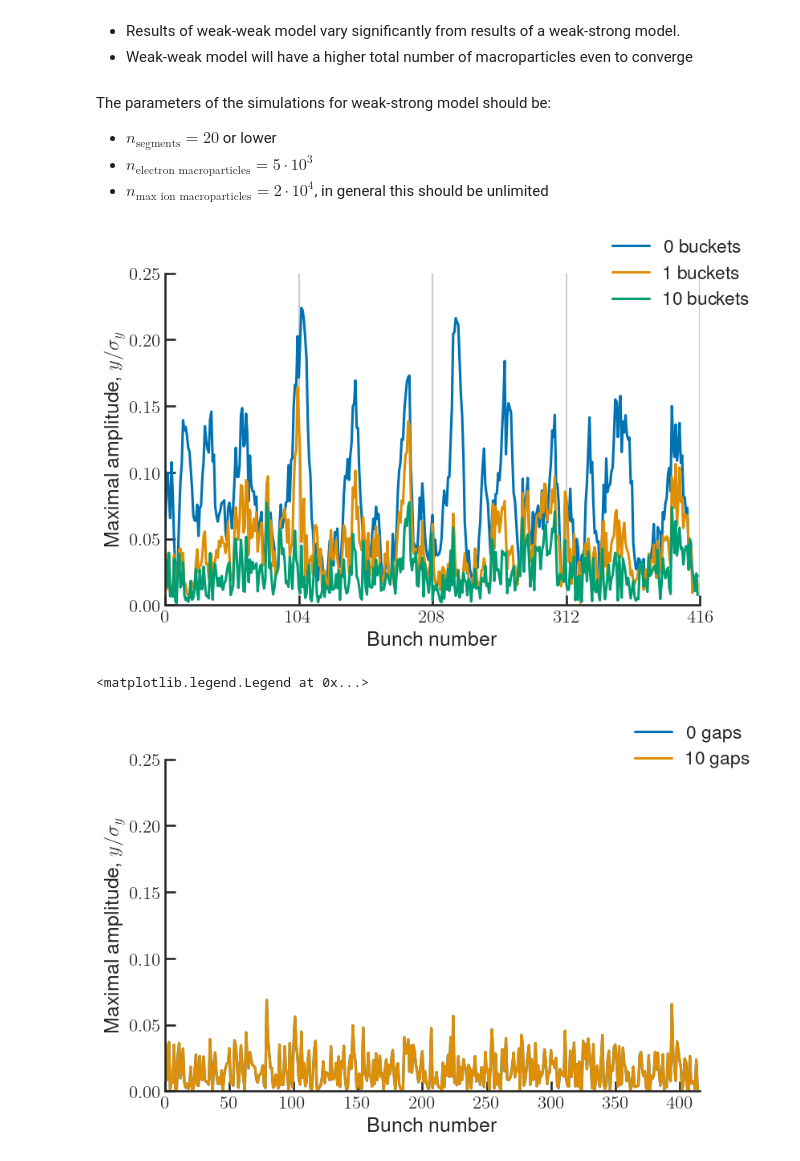
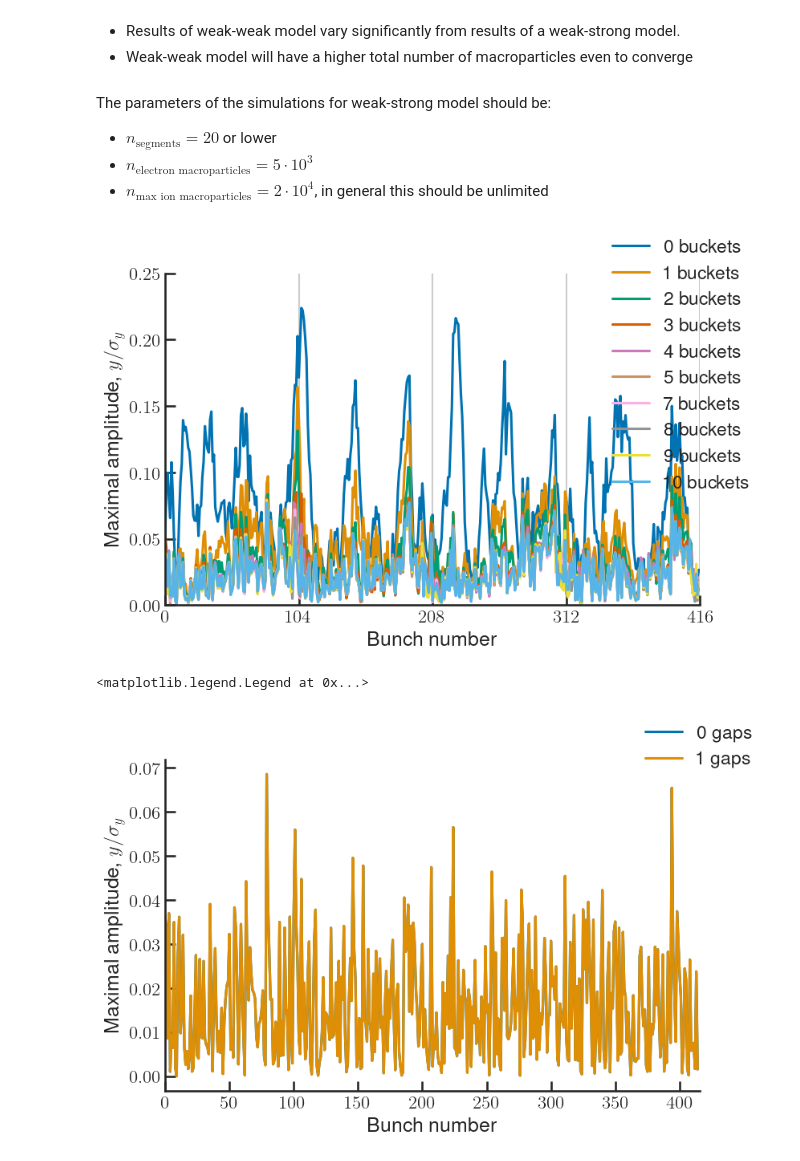
Before and after one commit to gubaidulinvadim/bii_tracking, a Jupyter notebook: Convergence.ipynb, the cells around one changed output. Drawn from its saved outputs; the diff is of its cells as text; code cells hidden in the pictures.

```diff
--- a/Convergence.ipynb
+++ b/Convergence.ipynb
@@ -168,7 +168,7 @@ n_gaps = 0
 # number_of_segments_list = [30, 35, 40, 45, 50]
 amplitudes_avg = 0
 for n_macroparticles_ions in n_macroparticles_ions:
-    FOLDER = '/home/gubaidulin/scripts/fbii_pyht_tracking/Results_sumo/Convergence/weak-weak/n_mp={:.1e},n_mp_ions={:.1e},n_gaps={:.1e}/'.format(
+    FOLDER = '/home/gubaidulin/Data/Data_sumo/Convergence/weak-weak/n_mp={:.1e},n_mp_ions={:.1e},n_gaps={:.1e}/'.format(
         n_macroparticles,
         n_macroparticles_ions,
         n_gaps,
@@ -179,7 +179,7 @@ for n_macroparticles_ions in n_macroparticles_ions:
     action = np.abs(momenta)
     ax.plot(np.array(range(len(amplitudes)))/n_segments, action, alpha=0.5)
 ax.set_ylabel('Maximal amplitude, $y/\sigma_y$')
-ax.set_xlabel('Bunch number')
+ax.set_xlabel('Time (turns)')
 ax.set_ylim(0, .1)
 ax.set_xlim(0, 4000)
 # %% [output]
@@ -203,7 +203,7 @@ n_gaps = 50
 amplitudes_avg = 0
 n_segments=50
 for n_macroparticles in n_macroparticles:
-    FOLDER = '/home/gubaidulin/scripts/fbii_pyht_tracking/Results_sumo/Convergence/weak-strong/n_mp={:.1e},n_mp_ions={:.1e},n_gaps={:.1e},n_segments={:.1e}/'.format(
+    FOLDER = '/home/gubaidulin/Data/Data_sumo/Convergence/weak-strong/n_mp={:.1e},n_mp_ions={:.1e},n_gaps={:.1e},n_segments={:.1e}/'.format(
         n_macroparticles,
         n_macroparticles_ions,
         n_gaps,
@@ -236,7 +236,7 @@ n_gaps = 50
 n_segments=50
 amplitudes_avg = 0
 for n_macroparticles_ions in n_macroparticles_ions:
-    FOLDER = '/home/gubaidulin/scripts/fbii_pyht_tracking/Results_sumo/Convergence/weak-strong/n_mp={:.1e},n_mp_ions={:.1e},n_gaps={:.1e},n_segments={:.1e}/'.format(
+    FOLDER = '/home/gubaidulin/Data/Data_sumo/Convergence/weak-strong/n_mp={:.1e},n_mp_ions={:.1e},n_gaps={:.1e},n_segments={:.1e}/'.format(
         n_macroparticles,
         n_macroparticles_ions,
         n_gaps,
@@ -269,18 +269,19 @@ The parameters of the simulations for weak-strong model should be:
 fig, ax = plt.subplots(1, 1)
 n_macroparticles = 1e3
 n_macroparticles_ions = 1e5
-# n_gaps = [0, 1, 2, 3, 4, 5, 6, 7, 8, 9, 10]
-n_gaps = [0, 1, 10]
+n_gaps = [0, 1, 2, 3, 4, 5, 7, 8, 9, 10]
+# n_gaps = [1, 2]
 n_segments = 25
 amplitudes_avg = 0
-for n_gaps in n_gaps:
-    FOLDER = '/home/gubaidulin/scripts/fbii_pyht_tracking/Results_sumo/Gaps/n_mp={:.1e},n_mp_ions={:.1e},n_gaps={:.1e},n_segments={:.1e}_every_104/'.format(
+# palette = sbs.color_palette('Blues', len(n_gaps))
+for index, n_gaps in enumerate(n_gaps):
+    FOLDER = '/home/gubaidulin/Data/Data_sumo/Gaps/n_mp={:.1e},n_mp_ions={:.1e},n_gaps={:.1e},n_segments={:.1e}_every_104/'.format(
         n_macroparticles,
         n_macroparticles_ions,
         n_gaps,
         n_segments)
     amplitudes = np.load(FOLDER+'max_amplitudes.npy')
-    amplitudes_avg += amplitudes
+    # amplitudes_avg += amplitudes
     ax.plot(amplitudes, label='{:} buckets'.format(int(n_gaps)))
 ax.set_ylabel('Maximal amplitude, $y/\sigma_y$')
 ax.set_xlabel('Bunch number')
@@ -292,29 +293,29 @@ plt.figlegend()
 plt.savefig('Figures/influence_of_gaps.svg')
 plt.savefig('Figures/influence_of_gaps.pdf')
 # %% [output]
-[figure, old version]
+[figure, new version]
 # %%
 fig, ax = plt.subplots(1, 1)
 n_macroparticles = 1e3
 n_macroparticles_ions = 1e5
 # n_gaps = [0, 1, 2, 3, 4, 5, 6, 7, 8, 9, 10]
-n_gaps = [0, 10]
+n_gaps = [0, 1]
 n_segments = 25
 amplitudes_avg = 0
 for n_gaps in n_gaps:
-    FOLDER = '/home/gubaidulin/scripts/fbii_pyht_tracking/Results_sumo/Gaps_round_beam/n_mp={:.1e},n_mp_ions={:.1e},n_gaps={:.1e},n_segments={:.1e}_every_104,int_model=strong/'.format(
+    FOLDER = '/home/gubaidulin/Data/Data_sumo/Gaps_SOLEIL/n_mp={:.1e},n_mp_ions={:.1e},n_gaps={:.1e},n_segments={:.1e}_every_104,int_model=strong/'.format(
         n_macroparticles,
         n_macroparticles_ions,
         n_gaps,
         n_segments)
     amplitudes = np.load(FOLDER+'max_amplitudes.npy')
-    amplitudes_avg += amplitudes
+    # amplitudes_avg += amplitudes
     ax.plot(amplitudes, label='{:} gaps'.format(int(n_gaps)))
 ax.set_ylabel('Maximal amplitude, $y/\sigma_y$')
 ax.set_xlabel('Bunch number')
 ax.set_xlim(0, 416)
-ax.set_ylim(0, 0.25)
+# ax.set_ylim(0, 0.25)
 plt.figlegend()
 # %% [output]
 <matplotlib.legend.Legend at 0x...>
-[figure, old version]
+[figure, new version]
```
Also changed, not shown: parts of 6 cells of this notebook, 2 other files.
